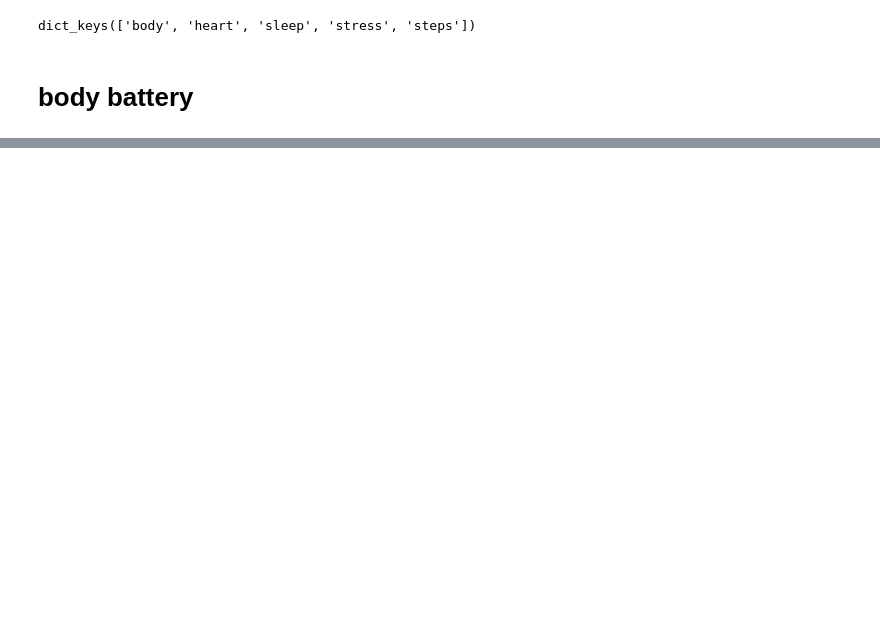
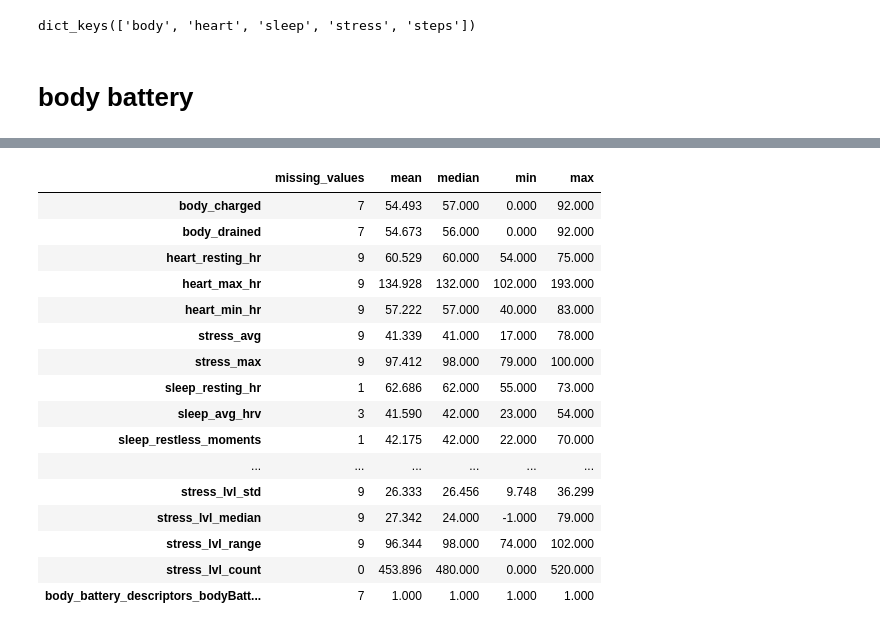
Before and after one commit to tolgasabanoglu/spatiotemporal, a Jupyter notebook: notebooks/analysis.ipynb, the cells around one changed output, grey strips where cells are left out. Cells and saved outputs as stored; diff of their text form; code cells hidden in the pictures; blank space fills up the shorter version.

```diff
--- a/notebooks/analysis.ipynb
+++ b/notebooks/analysis.ipynb
@@ -130,0 +391,66 @@ tidy_body.head(10)
+# %%
+df = analysis_ready_df.copy()
+
+def expand_json_column(df, col_name, prefix):
+    """
+    Expand a JSON-like column that may contain:
+      - dicts
+      - lists of dicts
+      - strings of JSON
+      - None
+    Returns a flattened DataFrame with prefixed column names.
+    """
+    expanded_rows = []
+
+    for row in df[col_name]:
+        # Try parsing strings
+        if isinstance(row, str):
+            try:
+                row = json.loads(row)
+            except json.JSONDecodeError:
+                row = None
+
+        # Case 1: dict -> wrap in list
+        if isinstance(row, dict):
+            expanded_rows.append(row)
+        # Case 2: list of dicts -> flatten list
+        elif isinstance(row, list):
+            if len(row) > 0 and isinstance(row[0], dict):
+                # Merge dicts if there are multiple (can also explode if you prefer)
+                merged = {}
+                for d in row:
+                    merged.update(d)
+                expanded_rows.append(merged)
+            else:
+                expanded_rows.append(None)
+        else:
+            expanded_rows.append(None)
+
+    # Flatten the valid JSON-like rows
+    expanded_df = pd.json_normalize(expanded_rows).add_prefix(prefix + "_")
+    return expanded_df
+
+
+# --- Expand your two nested columns ---
+json_columns = ['body_battery_descriptors', 'body_dynamic_feedback']
+
+for col in json_columns:
+    expanded = expand_json_column(df, col, col)
+    df = pd.concat([df.drop(columns=[col]), expanded], axis=1)
+
+
+# --- Compute summary stats for numeric columns ---
+numeric_cols = df.select_dtypes(include=[np.number]).columns
+
+summary = pd.DataFrame({
+    'missing_values': df[numeric_cols].isna().sum(),
+    'mean': df[numeric_cols].mean(),
+    'median': df[numeric_cols].median(),
+    'min': df[numeric_cols].min(),
+    'max': df[numeric_cols].max()
+}).round(3)
+
+# Display results
+print("=== Summary of Numeric Columns ===")
+display(summary)
+# %% [output]
@@ -130,0 +458,17 @@ tidy_body.head(10)
+|  | missing_values | mean | median | min | max |
+| body_charged | 7 | 54.493 | 57.000 | 0.000 | 92.000 |
+| body_drained | 7 | 54.673 | 56.000 | 0.000 | 92.000 |
+| heart_resting_hr | 9 | 60.529 | 60.000 | 54.000 | 75.000 |
+| heart_max_hr | 9 | 134.928 | 132.000 | 102.000 | 193.000 |
+| heart_min_hr | 9 | 57.222 | 57.000 | 40.000 | 83.000 |
+| stress_avg | 9 | 41.339 | 41.000 | 17.000 | 78.000 |
+| stress_max | 9 | 97.412 | 98.000 | 79.000 | 100.000 |
+| sleep_resting_hr | 1 | 62.686 | 62.000 | 55.000 | 73.000 |
+| sleep_avg_hrv | 3 | 41.590 | 42.000 | 23.000 | 54.000 |
+| sleep_restless_moments | 1 | 42.175 | 42.000 | 22.000 | 70.000 |
+| ... | ... | ... | ... | ... | ... |
+| stress_lvl_std | 9 | 26.333 | 26.456 | 9.748 | 36.299 |
+| stress_lvl_median | 9 | 27.342 | 24.000 | -1.000 | 79.000 |
+| stress_lvl_range | 9 | 96.344 | 98.000 | 74.000 | 102.000 |
+| stress_lvl_count | 0 | 453.896 | 480.000 | 0.000 | 520.000 |
+| body_battery_descriptors_bodyBatt... | 7 | 1.000 | 1.000 | 1.000 | 1.000 |
```
Also changed, not shown: parts of 20 cells of this notebook, 2 other files.
